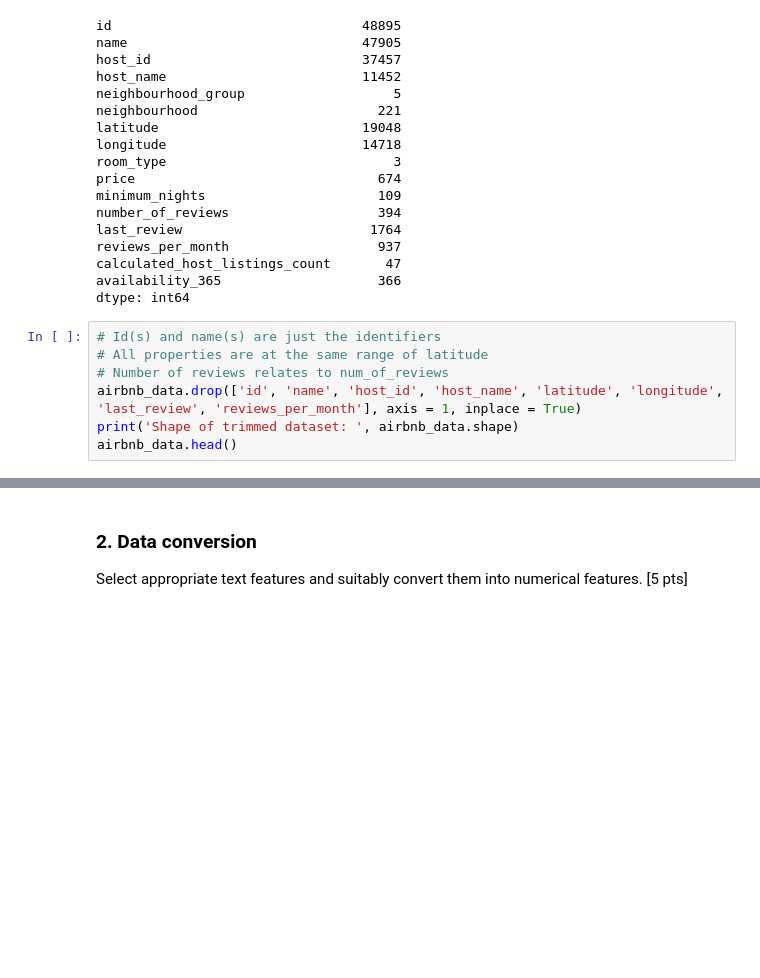
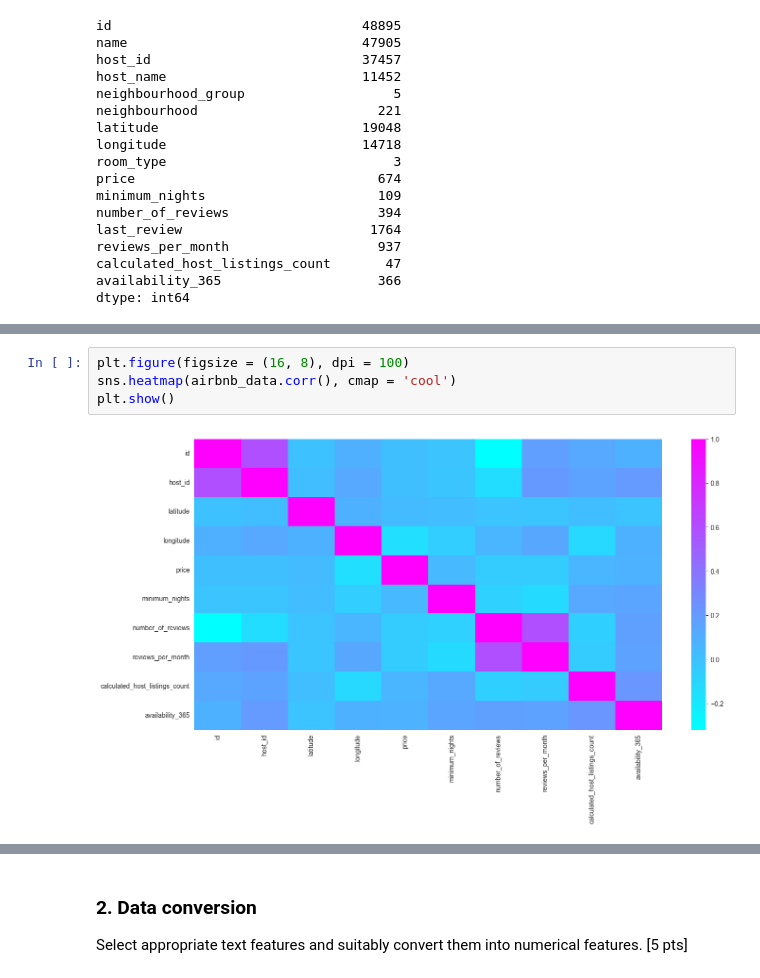
Before and after one commit to PdAlbedo/CS6140_Machine_Learning, a Jupyter notebook: A4/CS6140_A4_Q2_PCA-1.ipynb, the cells around one changed output, grey strips where cells are left out. Saved outputs shown, nothing was run; the diff lists cells and outputs as text; blank space fills up the shorter version.

```diff
--- a/A4/CS6140_A4_Q2_PCA-1.ipynb
+++ b/A4/CS6140_A4_Q2_PCA-1.ipynb
@@ -80,10 +79,3 @@ reviews_per_month                   937
 calculated_host_listings_count       47
 availability_365                    366
 dtype: int64
-# %%
-# Id(s) and name(s) are just the identifiers
-# All properties are at the same range of latitude
-# Number of reviews relates to num_of_reviews
-airbnb_data.drop(['id', 'name', 'host_id', 'host_name', 'latitude', 'longitude', 'last_review', 'reviews_per_month'], axis = 1, inplace = True)
-print('Shape of trimmed dataset: ', airbnb_data.shape)
-airbnb_data.head()
@@ -109,0 +181,6 @@ dtype: int64
+# %%
+plt.figure(figsize = (16, 8), dpi = 100)
+sns.heatmap(airbnb_data.corr(), cmap = 'cool')
+plt.show()
+# %% [output]
+[figure, added]
```
Also changed, not shown: parts of 21 cells of this notebook, 1 other file.
